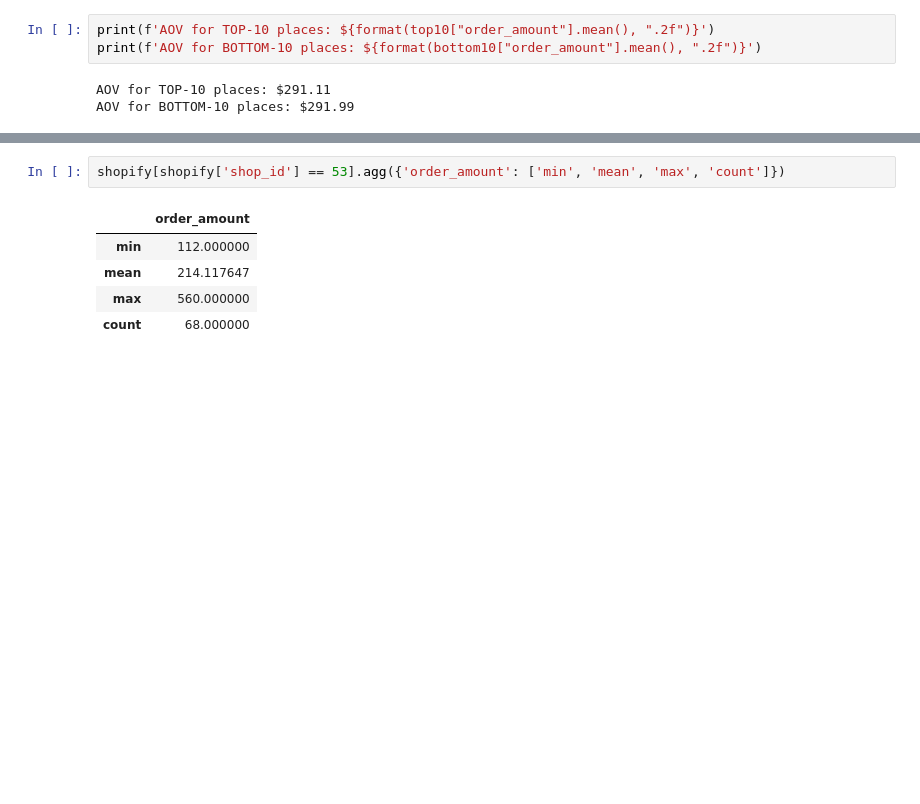
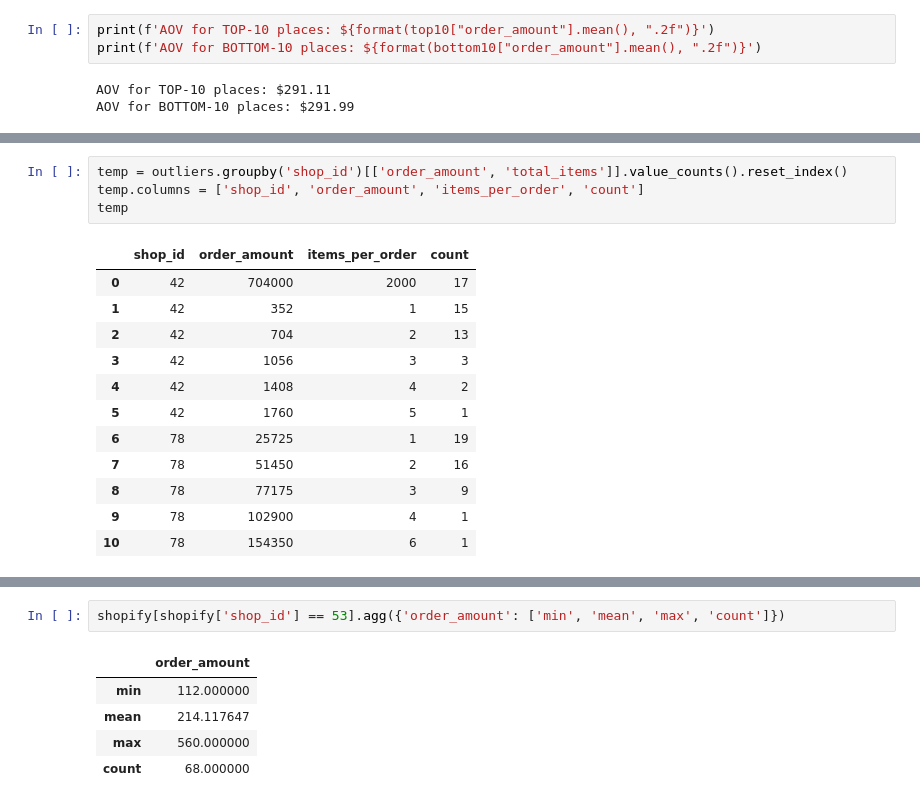
Before and after one commit to dissagaliyeva/shopify-challenge, a Jupyter notebook: analysis.ipynb, the cells around one changed output, grey strips where cells are left out. Cells and saved outputs as stored; diff of their text form; blank space fills up the shorter version.

```diff
--- a/analysis.ipynb
+++ b/analysis.ipynb
@@ -128,0 +242,17 @@ top10[top10['shop_id'] == 53].rolling(7).mean().plot(y='order_amount')
+# %%
+temp = outliers.groupby('shop_id')[['order_amount', 'total_items']].value_counts().reset_index()
+temp.columns = ['shop_id', 'order_amount', 'items_per_order', 'count']
+temp
+# %% [output]
+|  | shop_id | order_amount | items_per_order | count |
+| 0 | 42 | 704000 | 2000 | 17 |
+| 1 | 42 | 352 | 1 | 15 |
+| 2 | 42 | 704 | 2 | 13 |
+| 3 | 42 | 1056 | 3 | 3 |
+| 4 | 42 | 1408 | 4 | 2 |
+| 5 | 42 | 1760 | 5 | 1 |
+| 6 | 78 | 25725 | 1 | 19 |
+| 7 | 78 | 51450 | 2 | 16 |
+| 8 | 78 | 77175 | 3 | 9 |
+| 9 | 78 | 102900 | 4 | 1 |
+| 10 | 78 | 154350 | 6 | 1 |
```
Also changed, not shown: parts of 20 cells of this notebook, 1 other file.
